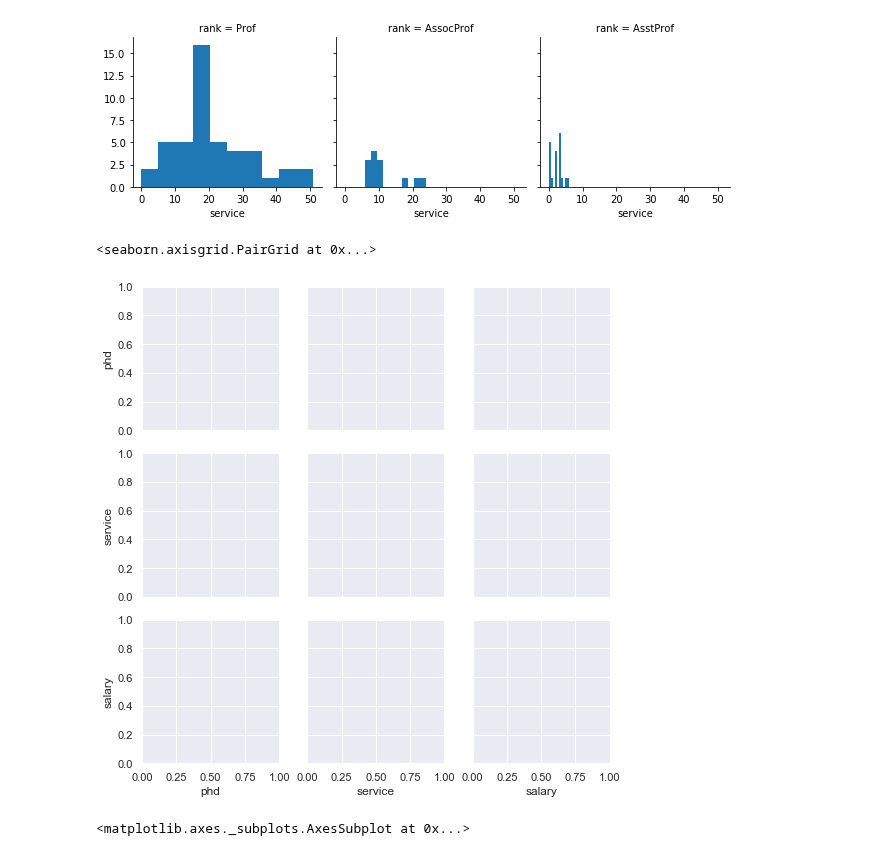
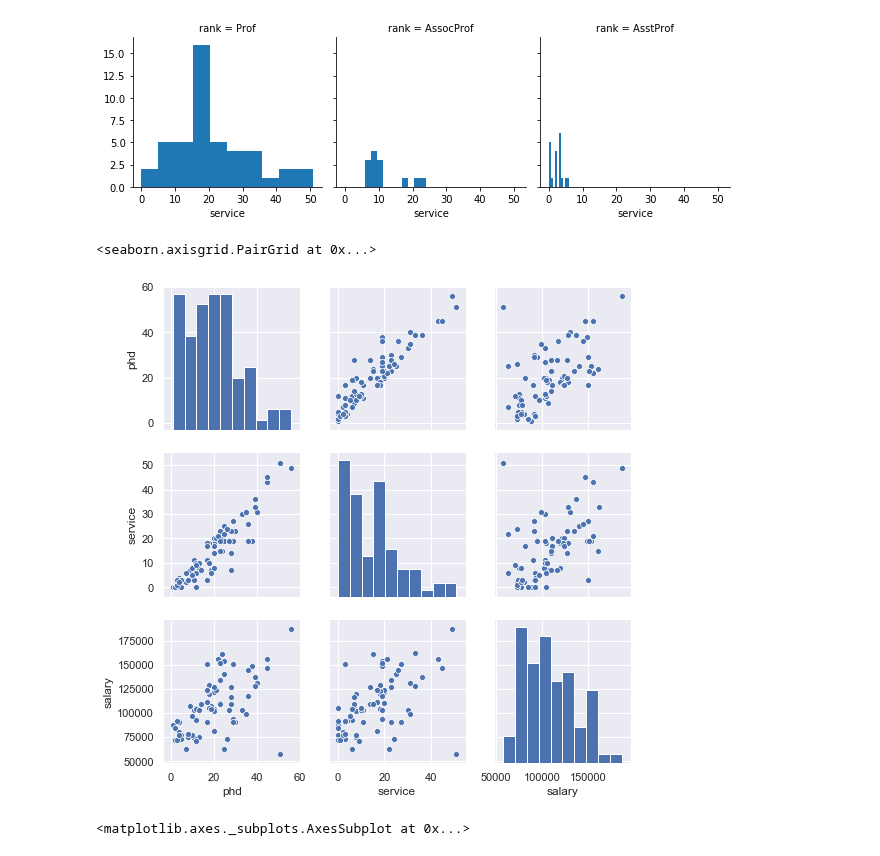
Before and after one commit to Yogendra3112/data_science, a Jupyter notebook: Seaborn.ipynb, the cells around one changed output. Saved outputs shown, nothing was run; the diff lists cells and outputs as text; code cells hidden in the pictures.

```diff
--- a/Seaborn.ipynb
+++ b/Seaborn.ipynb
@@ -66,11 +66,11 @@ b.map(plt.hist,'service')
 [figure]
 # %%
 a=pd.read_csv(r'C:\Users\Yogi\Downloads\Salaries.csv')
-sns.PairGrid(a)
+sns.pairplot(a)
 # b.map(plt.hist)
 # %% [output]
 <seaborn.axisgrid.PairGrid at 0x...>
-[figure, old version]
+[figure, new version]
 # %%
 sns.set(style='darkgrid')
 c=np.random.normal(0,10,100)
```
